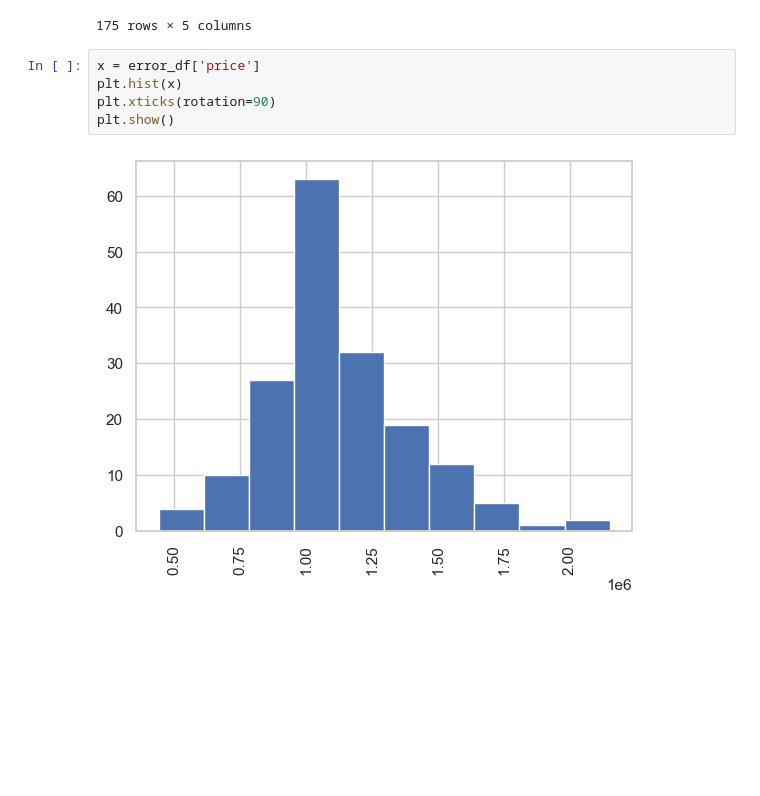
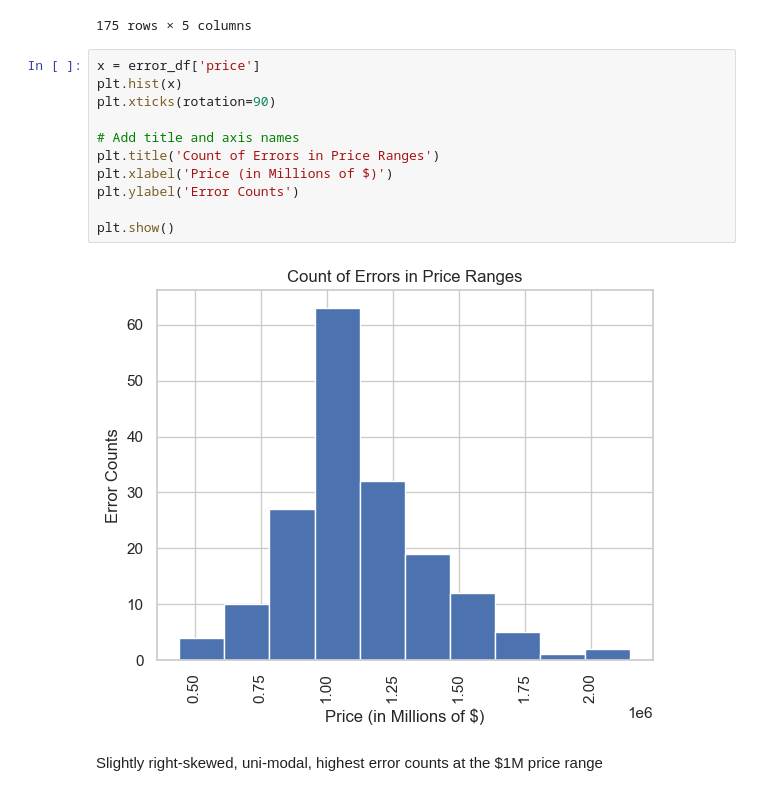
Before and after one commit to Rhedhead0621/hw1_hojdila, a Jupyter notebook: hw1_hojdila.ipynb, the cells around one changed output. Saved outputs shown, nothing was run; the diff lists cells and outputs as text; blank space fills up the shorter version.

```diff
--- a/hw1_hojdila.ipynb
+++ b/hw1_hojdila.ipynb
@@ -1214,7 +1214,15 @@ error_df
 # %%
 x = error_df['price']
 plt.hist(x)
 plt.xticks(rotation=90)
+
+# Add title and axis names
+plt.title('Count of Errors in Price Ranges')
+plt.xlabel('Price (in Millions of $)')
+plt.ylabel('Error Counts')
+
 plt.show()
 # %% [output]
-[figure, old version]
+[figure, new version]
+# %% [markdown]
+Slightly right-skewed, uni-modal, highest error counts at the $1M price range
```
Also changed, not shown: parts of 12 cells of this notebook, 3 other files.
